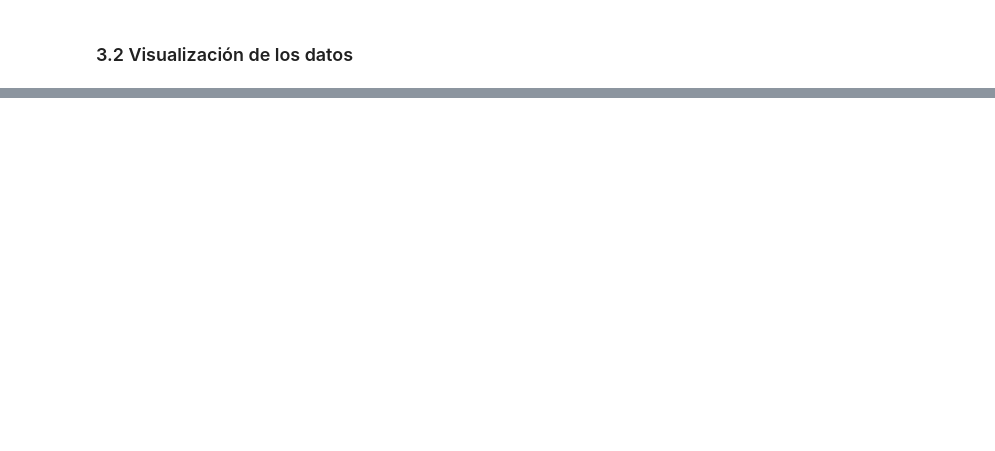
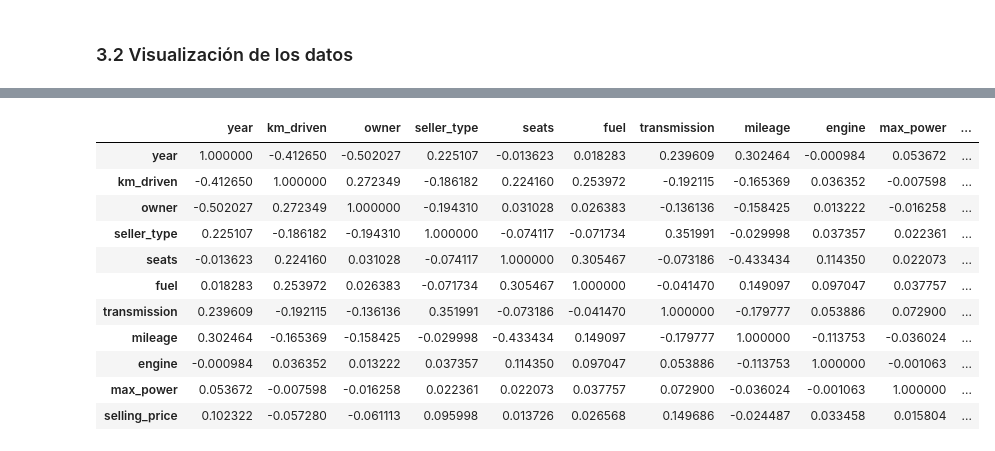
Before and after one commit to bi-202310/lab-2, a Jupyter notebook: regression.ipynb, the cells around one changed output, grey strips where cells are left out. Saved outputs shown, nothing was run; the diff lists cells and outputs as text; code cells hidden in the pictures; blank space fills up the shorter version.

```diff
--- a/regression.ipynb
+++ b/regression.ipynb
@@ -224,0 +255,15 @@ plt.show()
+# %%
+df[df.columns].corr()
+# %% [output]
+|  | year | km_driven | owner | seller_type | seats | fuel | transmission | mileage | engine | max_power | ... |
+| year | 1.000000 | -0.412650 | -0.502027 | 0.225107 | -0.013623 | 0.018283 | 0.239609 | 0.302464 | -0.000984 | 0.053672 | ... |
+| km_driven | -0.412650 | 1.000000 | 0.272349 | -0.186182 | 0.224160 | 0.253972 | -0.192115 | -0.165369 | 0.036352 | -0.007598 | ... |
+| owner | -0.502027 | 0.272349 | 1.000000 | -0.194310 | 0.031028 | 0.026383 | -0.136136 | -0.158425 | 0.013222 | -0.016258 | ... |
+| seller_type | 0.225107 | -0.186182 | -0.194310 | 1.000000 | -0.074117 | -0.071734 | 0.351991 | -0.029998 | 0.037357 | 0.022361 | ... |
+| seats | -0.013623 | 0.224160 | 0.031028 | -0.074117 | 1.000000 | 0.305467 | -0.073186 | -0.433434 | 0.114350 | 0.022073 | ... |
+| fuel | 0.018283 | 0.253972 | 0.026383 | -0.071734 | 0.305467 | 1.000000 | -0.041470 | 0.149097 | 0.097047 | 0.037757 | ... |
+| transmission | 0.239609 | -0.192115 | -0.136136 | 0.351991 | -0.073186 | -0.041470 | 1.000000 | -0.179777 | 0.053886 | 0.072900 | ... |
+| mileage | 0.302464 | -0.165369 | -0.158425 | -0.029998 | -0.433434 | 0.149097 | -0.179777 | 1.000000 | -0.113753 | -0.036024 | ... |
+| engine | -0.000984 | 0.036352 | 0.013222 | 0.037357 | 0.114350 | 0.097047 | 0.053886 | -0.113753 | 1.000000 | -0.001063 | ... |
+| max_power | 0.053672 | -0.007598 | -0.016258 | 0.022361 | 0.022073 | 0.037757 | 0.072900 | -0.036024 | -0.001063 | 1.000000 | ... |
+| selling_price | 0.102322 | -0.057280 | -0.061113 | 0.095998 | 0.013726 | 0.026568 | 0.149686 | -0.024487 | 0.033458 | 0.015804 | ... |
```
Also changed, not shown: parts of 26 cells of this notebook, 1 other file.
